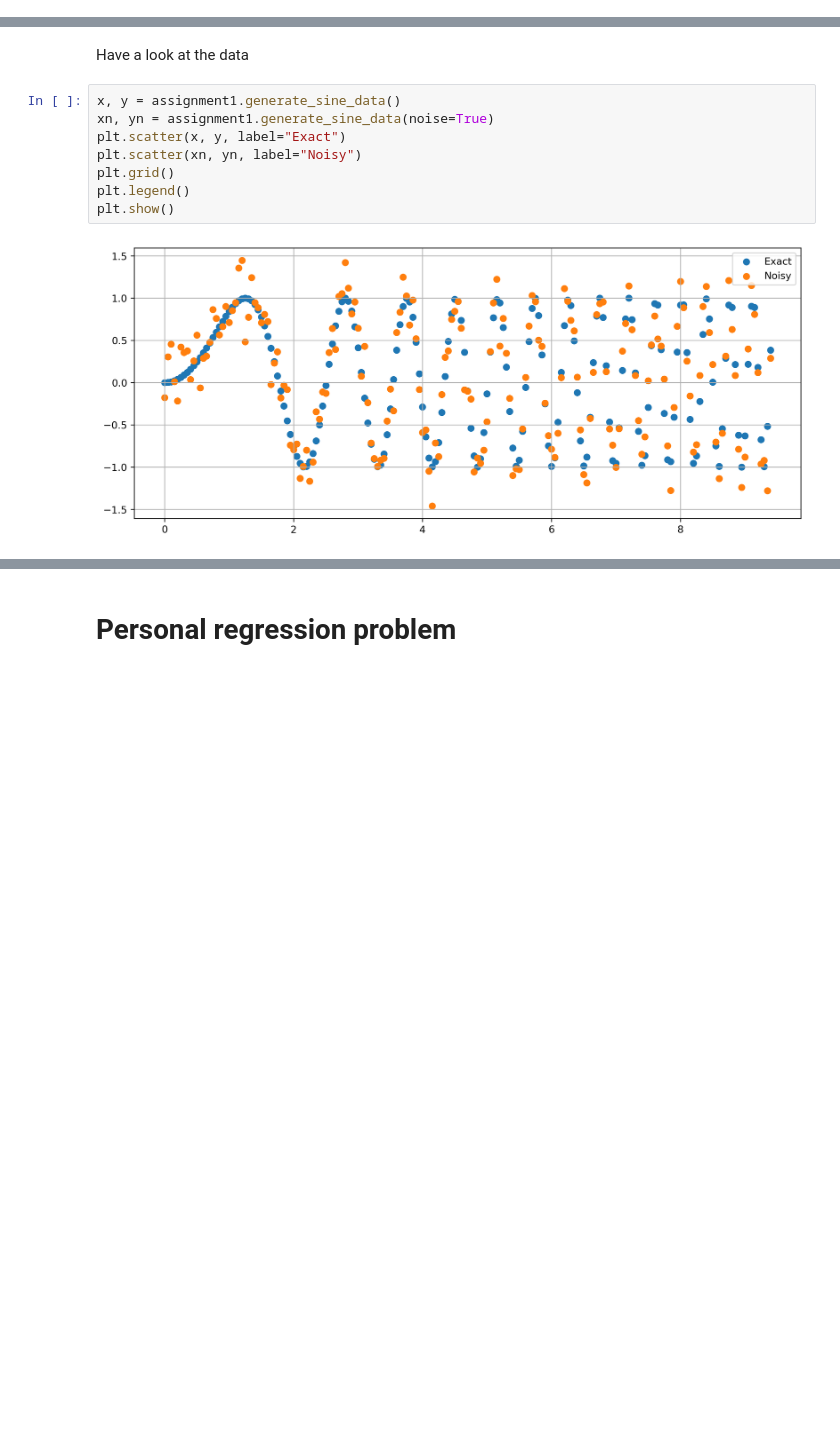
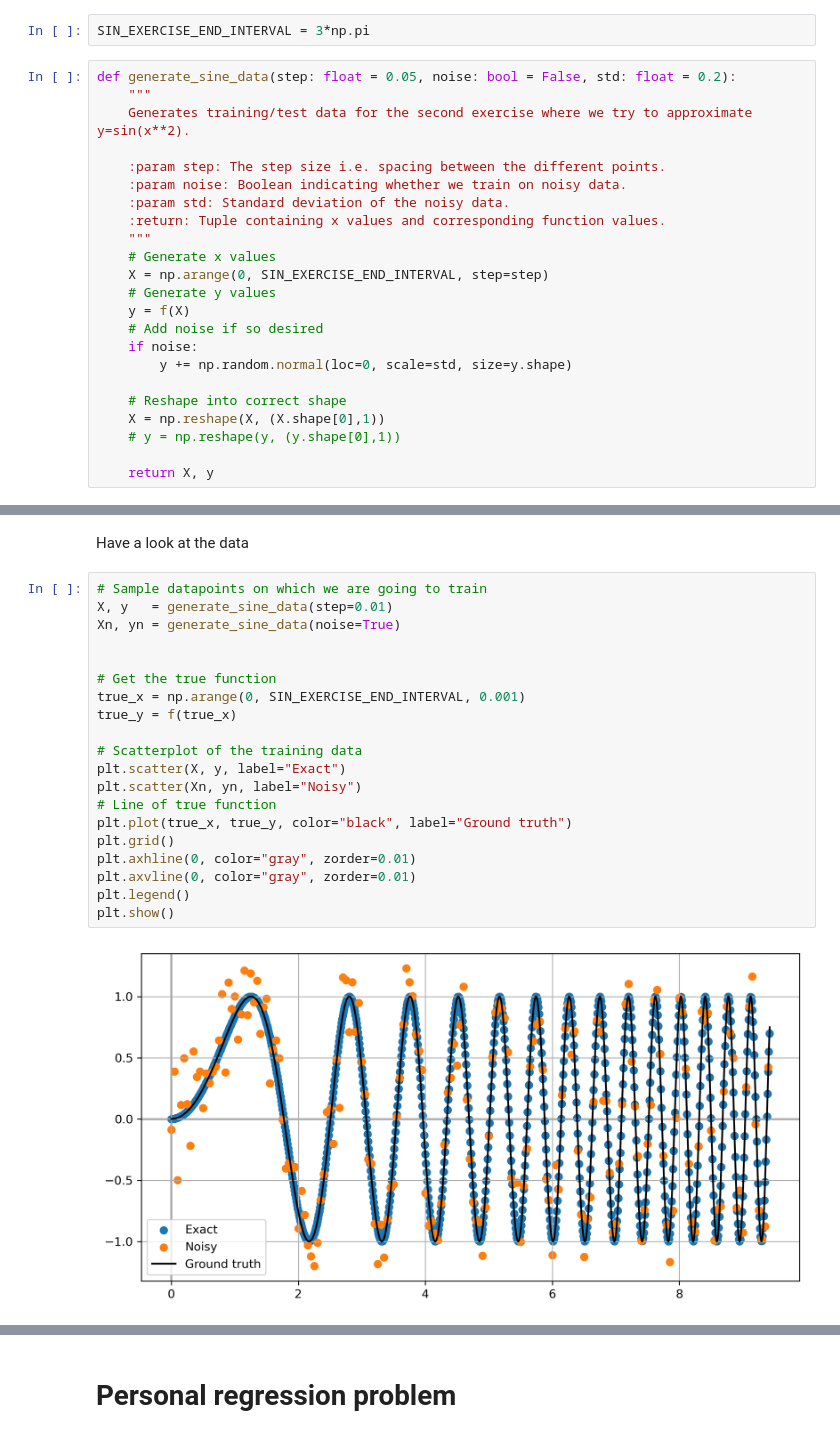
Before and after one commit to ThibeauWouters/ANN, a Jupyter notebook: Assignment 1/assignment1.ipynb, the cells around one changed output, grey strips where cells are left out. Cells and saved outputs as stored; diff of their text form; blank space fills up the shorter version.

Commit message:
Assignment 1

```diff
--- a/Assignment 1/assignment1.ipynb
+++ b/Assignment 1/assignment1.ipynb
@@ -50,0 +38,25 @@ class FeedForwardNet(nn.Module):
+# %%
+SIN_EXERCISE_END_INTERVAL = 3*np.pi
+# %%
+def generate_sine_data(step: float = 0.05, noise: bool = False, std: float = 0.2):
+    """
+    Generates training/test data for the second exercise where we try to approximate y=sin(x**2).
+
+    :param step: The step size i.e. spacing between the different points.
+    :param noise: Boolean indicating whether we train on noisy data.
+    :param std: Standard deviation of the noisy data.
+    :return: Tuple containing x values and corresponding function values.
+    """
+    # Generate x values
+    X = np.arange(0, SIN_EXERCISE_END_INTERVAL, step=step)
+    # Generate y values
+    y = f(X)
+    # Add noise if so desired
+    if noise:
+        y += np.random.normal(loc=0, scale=std, size=y.shape)
+
+    # Reshape into correct shape
+    X = np.reshape(X, (X.shape[0],1))
+    # y = np.reshape(y, (y.shape[0],1))
+
+    return X, y
@@ -51,12 +167,24 @@ class FeedForwardNet(nn.Module):
 # %% [markdown]
 Have a look at the data
 # %%
-x, y = assignment1.generate_sine_data()
-xn, yn = assignment1.generate_sine_data(noise=True)
-plt.scatter(x, y, label="Exact")
-plt.scatter(xn, yn, label="Noisy")
+# Sample datapoints on which we are going to train
+X, y   = generate_sine_data(step=0.01)
+Xn, yn = generate_sine_data(noise=True)
+
+
+# Get the true function
+true_x = np.arange(0, SIN_EXERCISE_END_INTERVAL, 0.001)
+true_y = f(true_x)
+
+# Scatterplot of the training data
+plt.scatter(X, y, label="Exact")
+plt.scatter(Xn, yn, label="Noisy")
+# Line of true function
+plt.plot(true_x, true_y, color="black", label="Ground truth")
 plt.grid()
+plt.axhline(0, color="gray", zorder=0.01)
+plt.axvline(0, color="gray", zorder=0.01)
 plt.legend()
 plt.show()
 # %% [output]
-[figure, old version]
+[figure, new version]
```
Also changed, not shown: parts of 40 cells of this notebook, 3 other files.
